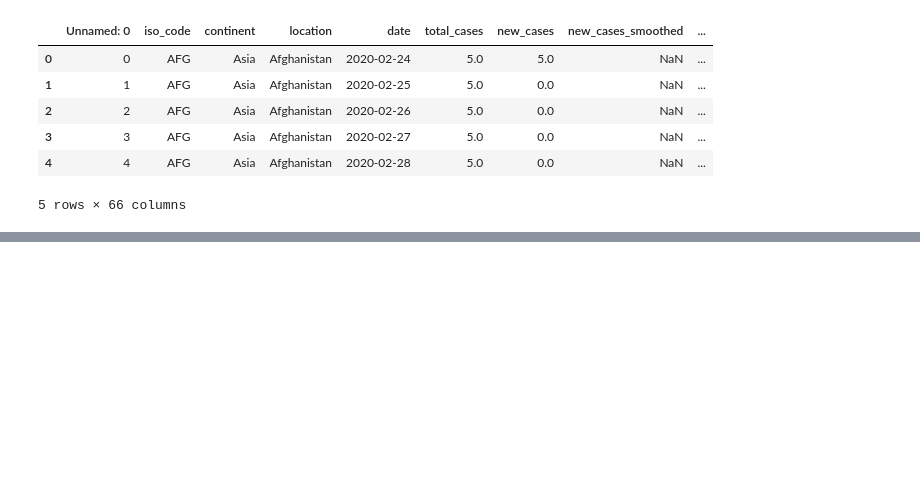
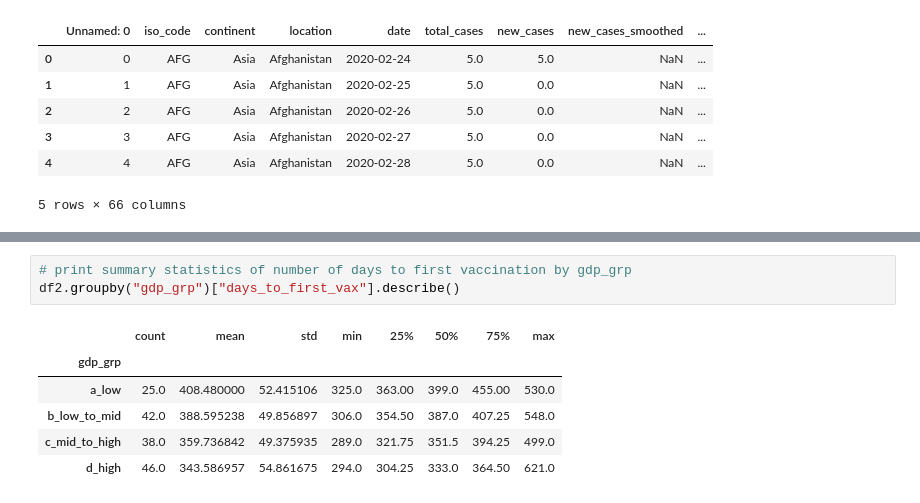
Before and after one commit to Waltontan/Project_Covid, a Jupyter notebook: data_cleaning.ipynb, the cells around one changed output, grey strips where cells are left out. Drawn from its saved outputs; the diff is of its cells as text; blank space fills up the shorter version.

```diff
--- a/data_cleaning.ipynb
+++ b/data_cleaning.ipynb
@@ -152,0 +175,10 @@ plt.show()
+# %%
+# print summary statistics of number of days to first vaccination by gdp_grp
+df2.groupby("gdp_grp")["days_to_first_vax"].describe()
+# %% [output]
+|  | count | mean | std | min | 25% | 50% | 75% | max |
+| gdp_grp |  |  |  |  |  |  |  |  |
+| a_low | 25.0 | 408.480000 | 52.415106 | 325.0 | 363.00 | 399.0 | 455.00 | 530.0 |
+| b_low_to_mid | 42.0 | 388.595238 | 49.856897 | 306.0 | 354.50 | 387.0 | 407.25 | 548.0 |
+| c_mid_to_high | 38.0 | 359.736842 | 49.375935 | 289.0 | 321.75 | 351.5 | 394.25 | 499.0 |
+| d_high | 46.0 | 343.586957 | 54.861675 | 294.0 | 304.25 | 333.0 | 364.50 | 621.0 |
```
Also changed, not shown: parts of 30 cells of this notebook, 3 other files.
